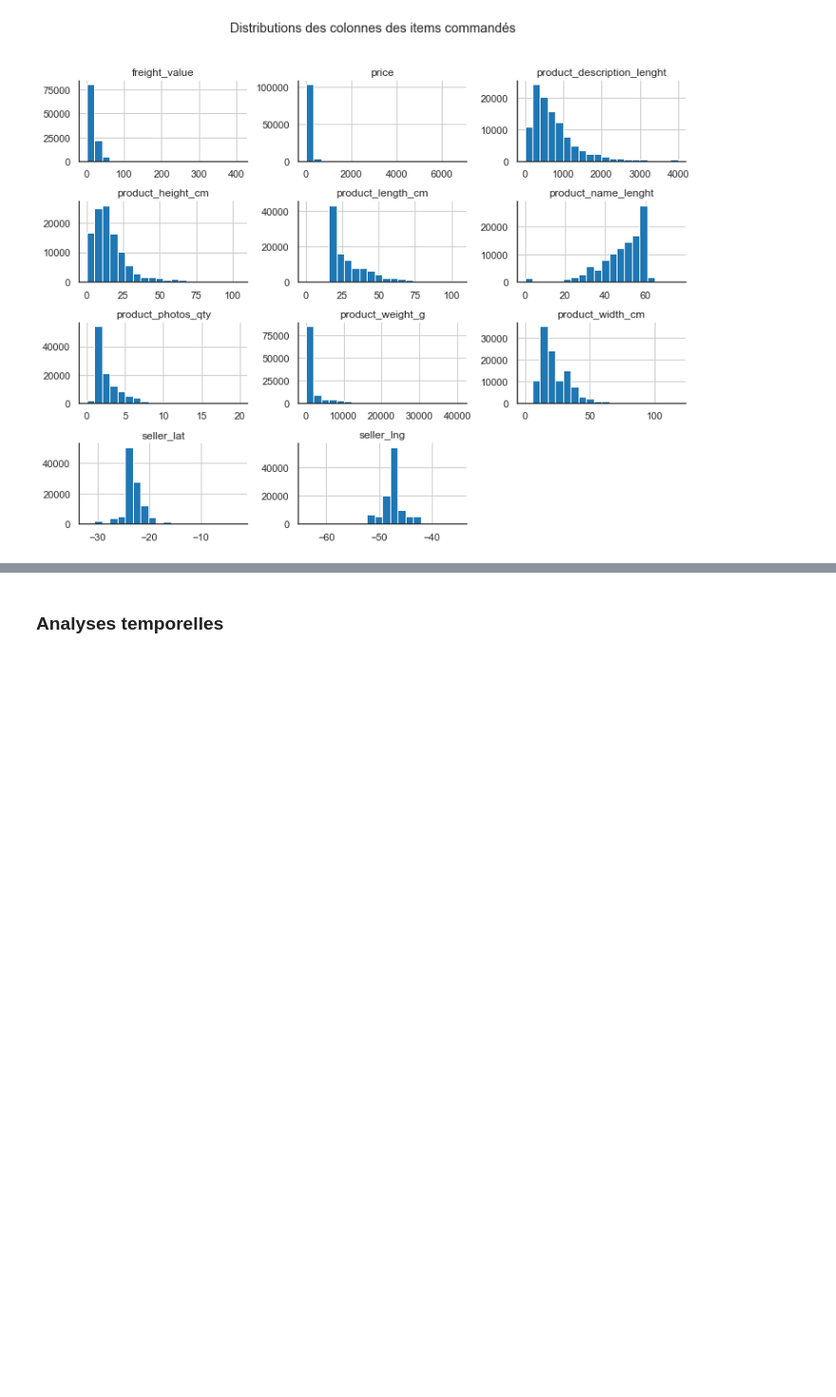
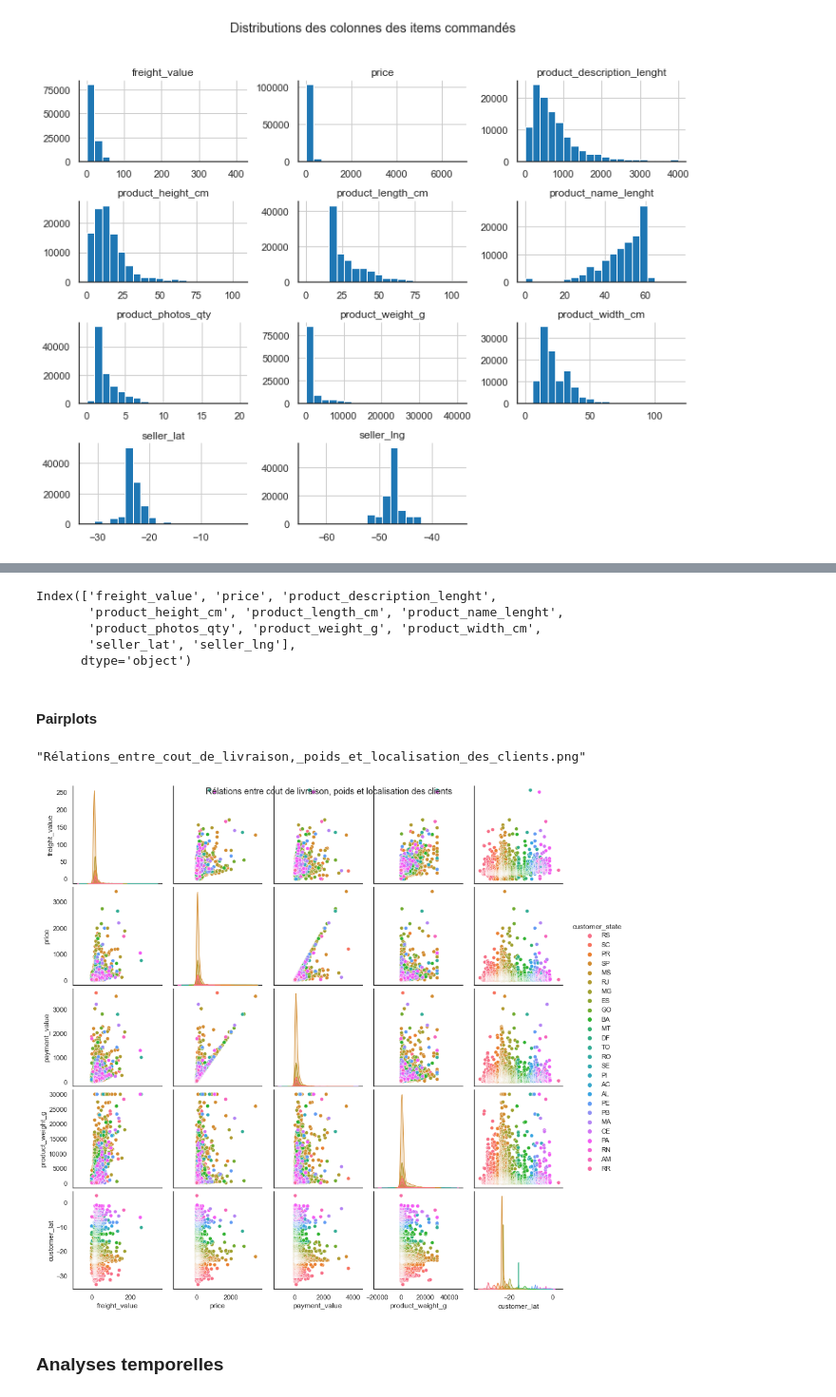
Before and after one commit to mrcreasey/oc-ds-p5-unsupervised-clustering, a Jupyter notebook: P5_01_analyse.ipynb, the cells around one changed output, grey strips where cells are left out. Shown at 95% size. Drawn from its saved outputs; the diff is of its cells as text; code cells hidden in the pictures; blank space fills up the shorter version.

```diff
--- a/P5_01_analyse.ipynb
+++ b/P5_01_analyse.ipynb
@@ -1566,3 +1573,23 @@ to_png()
+# %%
+print(commande_items[cols_items].select_dtypes('number').columns)
+# %% [output]
+Index(['freight_value', 'price', 'product_description_lenght',
+       'product_height_cm', 'product_length_cm', 'product_name_lenght',
+       'product_photos_qty', 'product_weight_g', 'product_width_cm',
+       'seller_lat', 'seller_lng'],
+      dtype='object')
+# %% [markdown]
+#### Pairplots
+# %%
+cols = ['customer_state', 'freight_value', 'price',
+        'payment_value', 'product_weight_g', 'customer_lat']
+sns.pairplot(data=commande_items[cols].sample(
+    5000, random_state=0).sort_values(by='customer_lat'), hue='customer_state')
+plt.suptitle('Rélations entre cout de livraison, poids et localisation des clients')
+to_png()
+# %% [output]
+"Rélations_entre_cout_de_livraison,_poids_et_localisation_des_clients.png"
+[figure, added]
 # %% [markdown]
 ### Analyses temporelles
 # %% [markdown]
```
Also changed, not shown: parts of 9 cells of this notebook.
